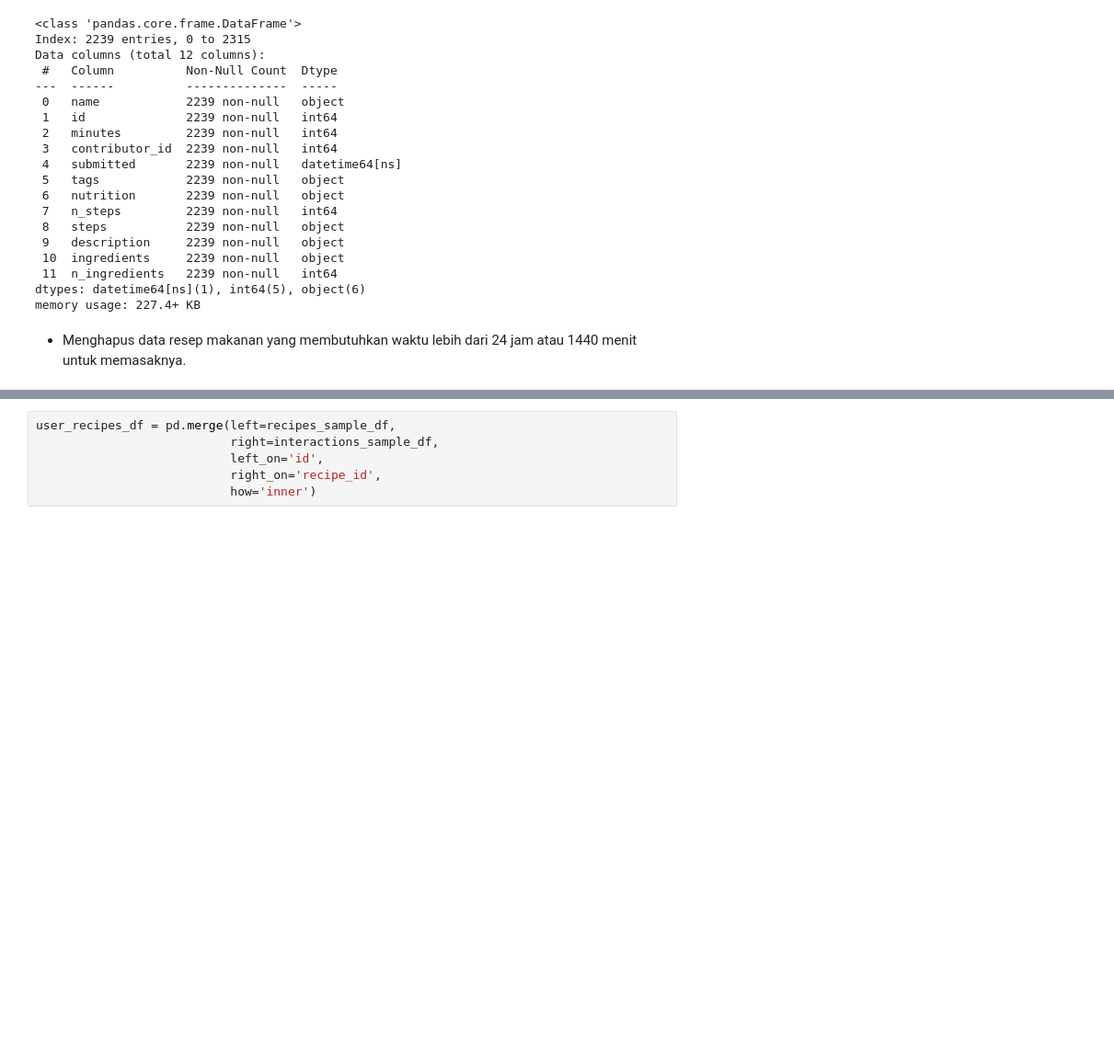
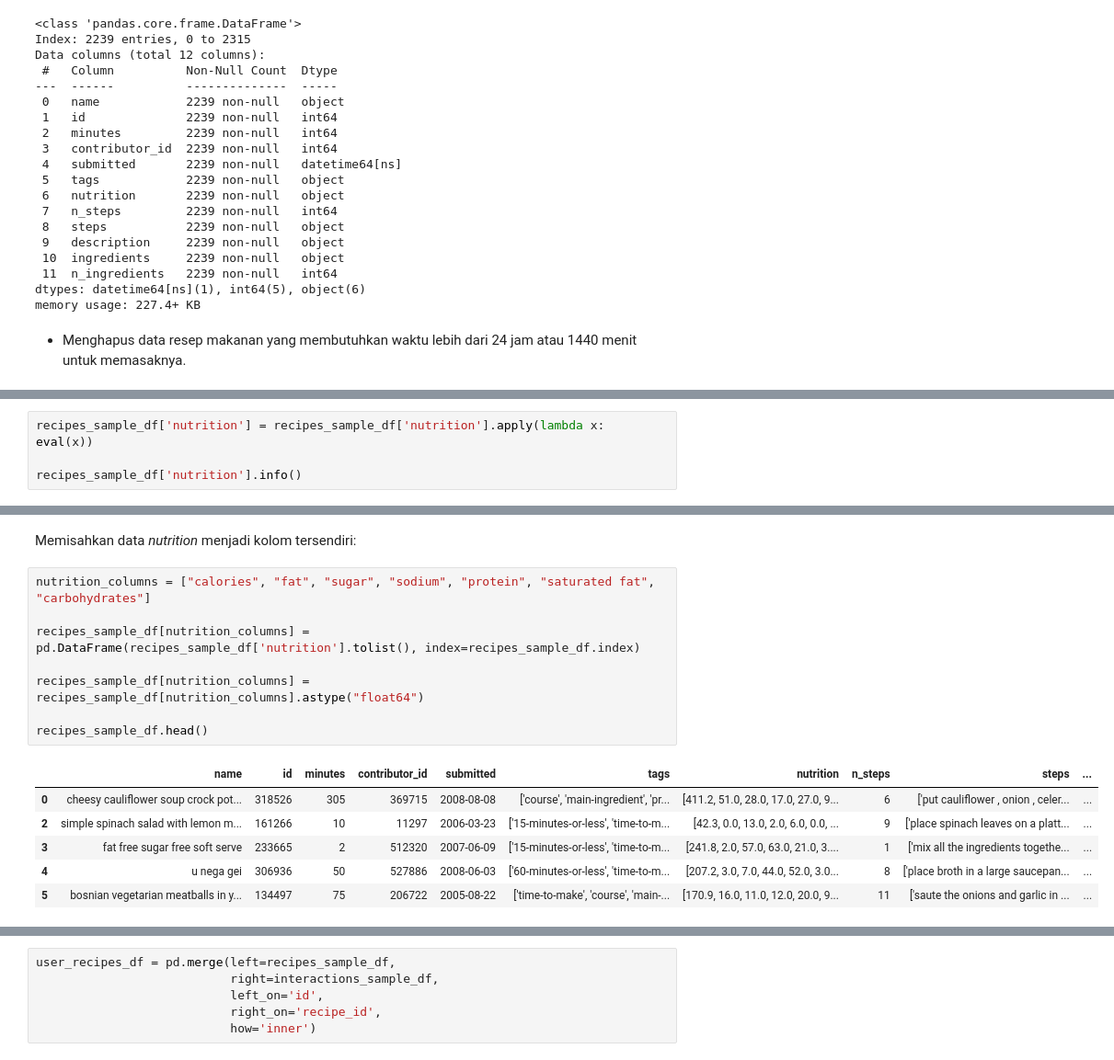
Before and after one commit to Sulbae/OlahGizi-Project, a Jupyter notebook: Food Recommender/notebook.ipynb, the cells around one changed output, grey strips where cells are left out. Shown at 92% size. Drawn from its saved outputs; the diff is of its cells as text; blank space fills up the shorter version.

Commit message:
memisahkan data nutrisi

```diff
--- a/Food Recommender/notebook.ipynb
+++ b/Food Recommender/notebook.ipynb
@@ -557,0 +610,4 @@ memory usage: 227.4+ KB
+# %%
+recipes_sample_df['nutrition'] = recipes_sample_df['nutrition'].apply(lambda x: eval(x))
+
+recipes_sample_df['nutrition'].info()
@@ -557,0 +640,17 @@ memory usage: 227.4+ KB
+# %% [markdown]
+Memisahkan data _nutrition_ menjadi kolom tersendiri:
+# %%
+nutrition_columns = ["calories", "fat", "sugar", "sodium", "protein", "saturated fat", "carbohydrates"]
+
+recipes_sample_df[nutrition_columns] = pd.DataFrame(recipes_sample_df['nutrition'].tolist(), index=recipes_sample_df.index)
+
+recipes_sample_df[nutrition_columns] = recipes_sample_df[nutrition_columns].astype("float64")
+
+recipes_sample_df.head()
+# %% [output]
+|  | name | id | minutes | contributor_id | submitted | tags | nutrition | n_steps | steps | ... |
+| 0 | cheesy cauliflower soup crock pot... | 318526 | 305 | 369715 | 2008-08-08 | ['course', 'main-ingredient', 'pr... | [411.2, 51.0, 28.0, 17.0, 27.0, 9... | 6 | ['put cauliflower , onion , celer... | ... |
+| 2 | simple spinach salad with lemon m... | 161266 | 10 | 11297 | 2006-03-23 | ['15-minutes-or-less', 'time-to-m... | [42.3, 0.0, 13.0, 2.0, 6.0, 0.0, ... | 9 | ['place spinach leaves on a platt... | ... |
+| 3 | fat free sugar free soft serve | 233665 | 2 | 512320 | 2007-06-09 | ['15-minutes-or-less', 'time-to-m... | [241.8, 2.0, 57.0, 63.0, 21.0, 3.... | 1 | ['mix all the ingredients togethe... | ... |
+| 4 | u nega gei | 306936 | 50 | 527886 | 2008-06-03 | ['60-minutes-or-less', 'time-to-m... | [207.2, 3.0, 7.0, 44.0, 52.0, 3.0... | 8 | ['place broth in a large saucepan... | ... |
+| 5 | bosnian vegetarian meatballs in y... | 134497 | 75 | 206722 | 2005-08-22 | ['time-to-make', 'course', 'main-... | [170.9, 16.0, 11.0, 12.0, 20.0, 9... | 11 | ['saute the onions and garlic in ... | ... |
```
Also changed, not shown: parts of 17 cells of this notebook.
